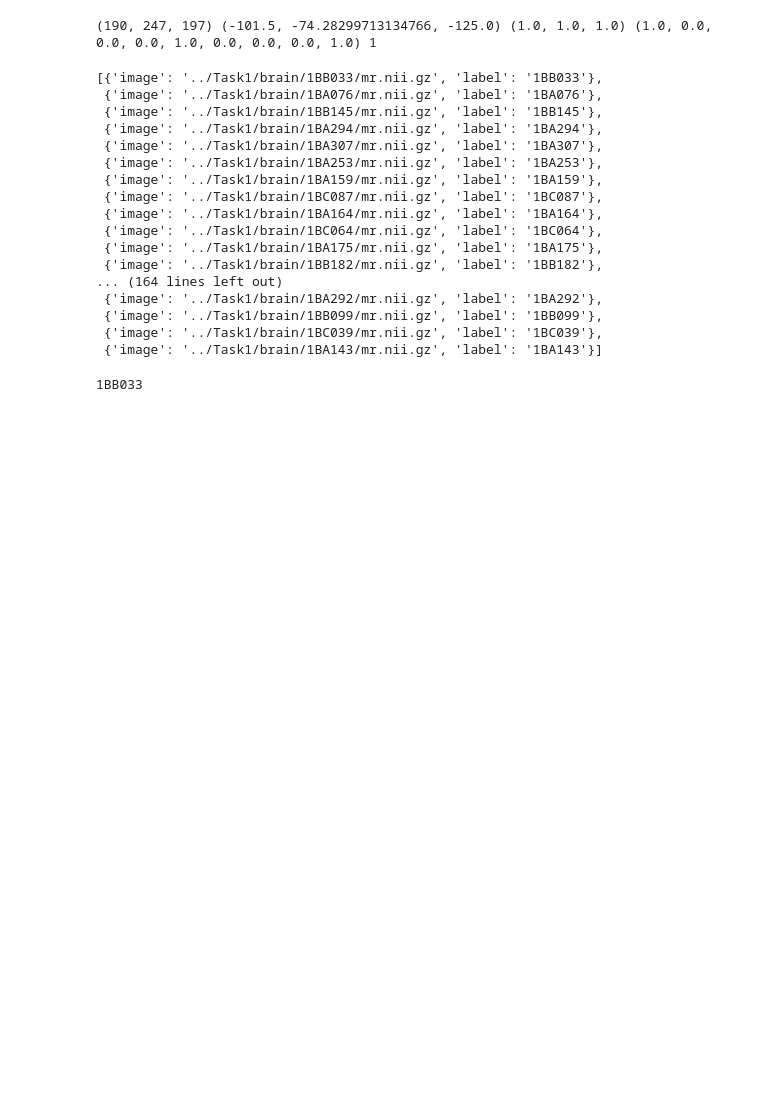
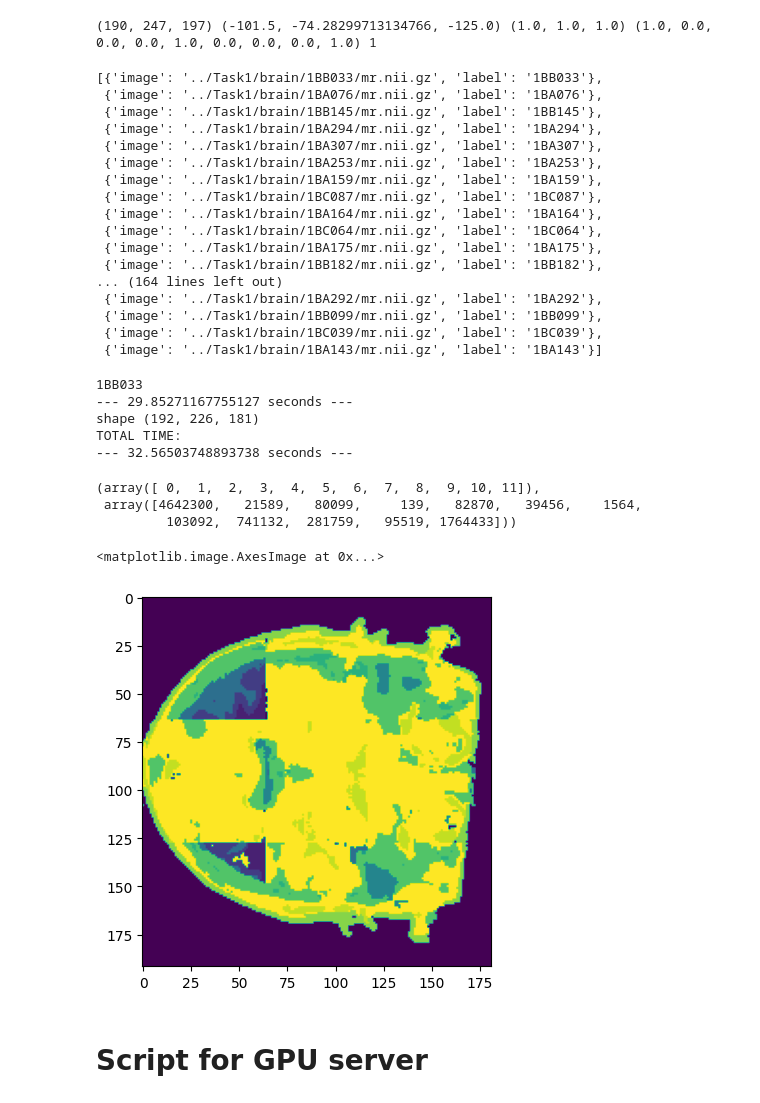
Before and after one commit to taenayat/mri_to_ct, a Jupyter notebook: NeckMask.ipynb, the cells around one changed output. Saved outputs shown, nothing was run; the diff lists cells and outputs as text; code cells hidden in the pictures; blank space fills up the shorter version.

Commit message:
adjusted the script to run it on GPU server

```diff
--- a/NeckMask.ipynb
+++ b/NeckMask.ipynb
@@ -783,7 +783,7 @@ for i in range(case_num):
         # output = sliding_window_inference(input, (SPATIAL_SIZE, SPATIAL_SIZE, SPATIAL_SIZE), 1, model, overlap=0.8)
         print("--- %s seconds ---" % (time.time() - start_time))
     #logits = test_outputs.detach().cpu().numpy()
-    result_image = torch.argmax(output, dim=1).detach().cpu().numpy()
+    result_image = torch.argmax(output, dim=1).detach().cpu().numpy().squeeze(0)
     print('shape', result_image.shape)
     #savepath = 'testimage' + str(i) + '.mat'
     # filename, file_extension = os.path.splitext(img_name)
@@ -796,3 +796,20 @@ for i in range(case_num):
     print("--- %s seconds ---" % (time.time() - begin_time))
 # %% [output]
 1BB033
+--- 29.85271167755127 seconds ---
+shape (192, 226, 181)
+TOTAL TIME:
+--- 32.56503748893738 seconds ---
+# %%
+np.unique(result_image, return_counts=True)
+# %% [output]
+(array([ 0,  1,  2,  3,  4,  5,  6,  7,  8,  9, 10, 11]),
+ array([4642300,   21589,   80099,     139,   82870,   39456,    1564,
+         103092,  741132,  281759,   95519, 1764433]))
+# %%
+plt.imshow(result_image[:,100,:])
+# %% [output]
+<matplotlib.image.AxesImage at 0x...>
+[figure, added]
+# %% [markdown]
+# Script for GPU server
```
Also changed, not shown: parts of 1 cell of this notebook.
